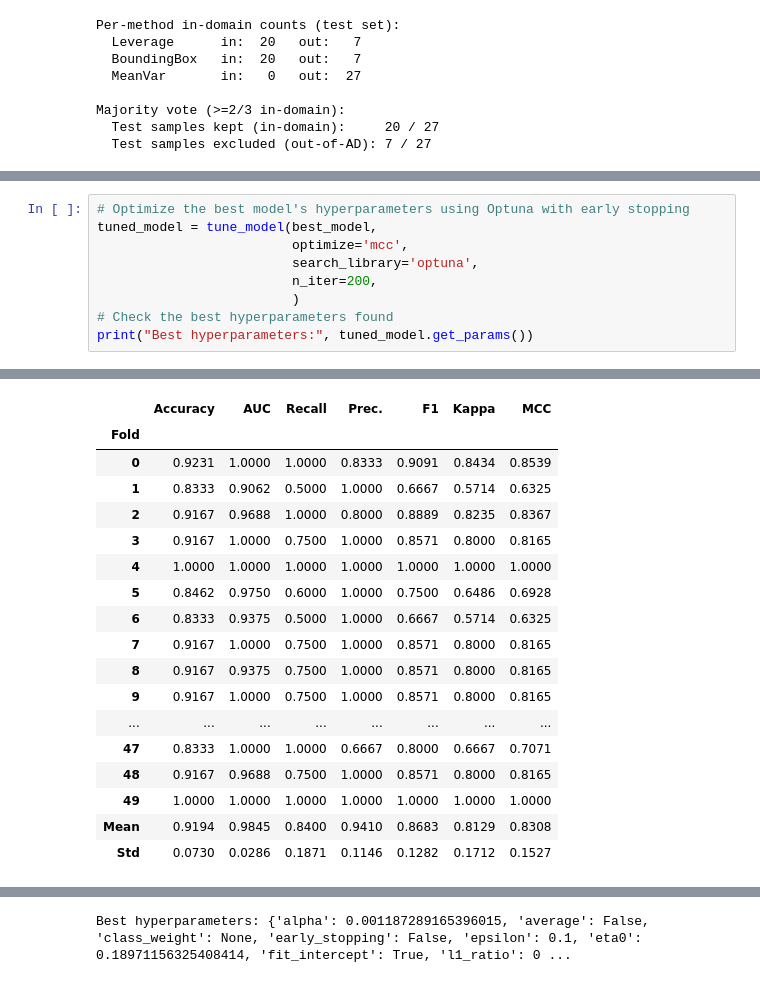
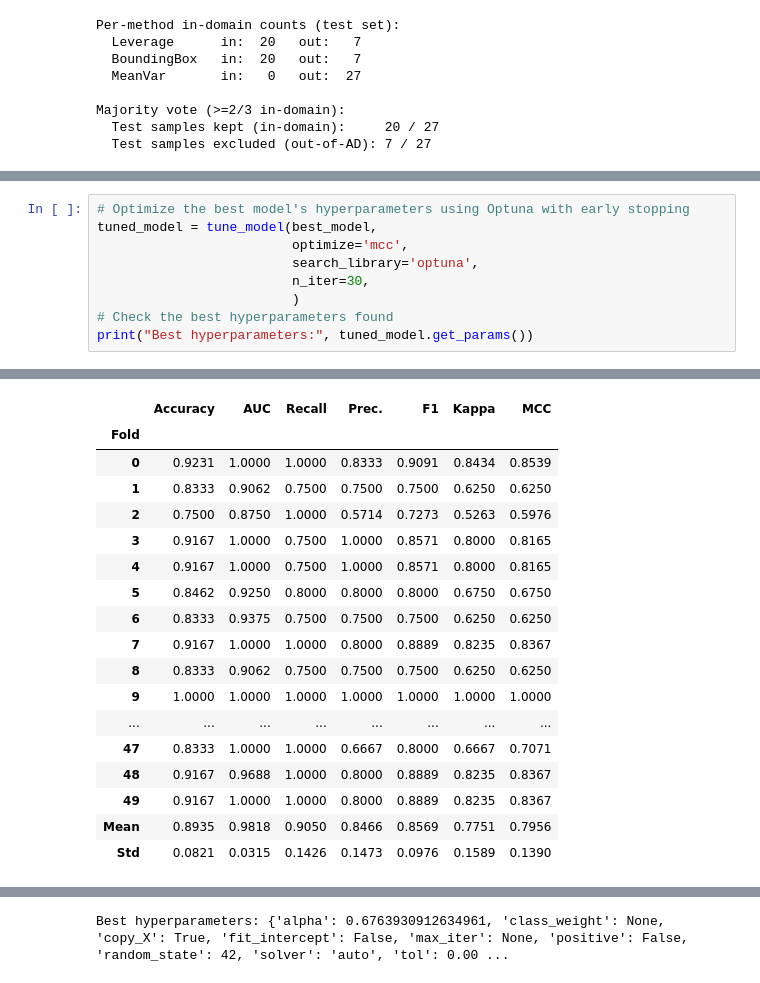
Before and after one commit to Alexangelo92/Cytotoxicity_mdpi, a Jupyter notebook: cytotoxicity_rf_classifier_MDPI_outliers.ipynb, the cells around one changed output, grey strips where cells are left out. Cells and saved outputs as stored; diff of their text form.

```diff
--- a/cytotoxicity_rf_classifier_MDPI_outliers.ipynb
+++ b/cytotoxicity_rf_classifier_MDPI_outliers.ipynb
@@ -820,34 +817,34 @@ Best model: SGDClassifier(alpha=0.0001, average=False, class_weight=None,
 # %%
 # Optimize the best model's hyperparameters using Optuna with early stopping
 tuned_model = tune_model(best_model,
                          optimize='mcc',
                          search_library='optuna',
-                         n_iter=200,
+                         n_iter=30,
                          )
 # Check the best hyperparameters found
 print("Best hyperparameters:", tuned_model.get_params())
 # %% [output]
 [interactive output not drawn]
 |  | Accuracy | AUC | Recall | Prec. | F1 | Kappa | MCC |
 | Fold |  |  |  |  |  |  |  |
 | 0 | 0.9231 | 1.0000 | 1.0000 | 0.8333 | 0.9091 | 0.8434 | 0.8539 |
-| 1 | 0.8333 | 0.9062 | 0.5000 | 1.0000 | 0.6667 | 0.5714 | 0.6325 |
-| 2 | 0.9167 | 0.9688 | 1.0000 | 0.8000 | 0.8889 | 0.8235 | 0.8367 |
+| 1 | 0.8333 | 0.9062 | 0.7500 | 0.7500 | 0.7500 | 0.6250 | 0.6250 |
+| 2 | 0.7500 | 0.8750 | 1.0000 | 0.5714 | 0.7273 | 0.5263 | 0.5976 |
 | 3 | 0.9167 | 1.0000 | 0.7500 | 1.0000 | 0.8571 | 0.8000 | 0.8165 |
-| 4 | 1.0000 | 1.0000 | 1.0000 | 1.0000 | 1.0000 | 1.0000 | 1.0000 |
-| 5 | 0.8462 | 0.9750 | 0.6000 | 1.0000 | 0.7500 | 0.6486 | 0.6928 |
-| 6 | 0.8333 | 0.9375 | 0.5000 | 1.0000 | 0.6667 | 0.5714 | 0.6325 |
-| 7 | 0.9167 | 1.0000 | 0.7500 | 1.0000 | 0.8571 | 0.8000 | 0.8165 |
-| 8 | 0.9167 | 0.9375 | 0.7500 | 1.0000 | 0.8571 | 0.8000 | 0.8165 |
-| 9 | 0.9167 | 1.0000 | 0.7500 | 1.0000 | 0.8571 | 0.8000 | 0.8165 |
+| 4 | 0.9167 | 1.0000 | 0.7500 | 1.0000 | 0.8571 | 0.8000 | 0.8165 |
+| 5 | 0.8462 | 0.9250 | 0.8000 | 0.8000 | 0.8000 | 0.6750 | 0.6750 |
+| 6 | 0.8333 | 0.9375 | 0.7500 | 0.7500 | 0.7500 | 0.6250 | 0.6250 |
+| 7 | 0.9167 | 1.0000 | 1.0000 | 0.8000 | 0.8889 | 0.8235 | 0.8367 |
+| 8 | 0.8333 | 0.9062 | 0.7500 | 0.7500 | 0.7500 | 0.6250 | 0.6250 |
+| 9 | 1.0000 | 1.0000 | 1.0000 | 1.0000 | 1.0000 | 1.0000 | 1.0000 |
 | ... | ... | ... | ... | ... | ... | ... | ... |
 | 47 | 0.8333 | 1.0000 | 1.0000 | 0.6667 | 0.8000 | 0.6667 | 0.7071 |
-| 48 | 0.9167 | 0.9688 | 0.7500 | 1.0000 | 0.8571 | 0.8000 | 0.8165 |
-| 49 | 1.0000 | 1.0000 | 1.0000 | 1.0000 | 1.0000 | 1.0000 | 1.0000 |
-| Mean | 0.9194 | 0.9845 | 0.8400 | 0.9410 | 0.8683 | 0.8129 | 0.8308 |
-| Std | 0.0730 | 0.0286 | 0.1871 | 0.1146 | 0.1282 | 0.1712 | 0.1527 |
+| 48 | 0.9167 | 0.9688 | 1.0000 | 0.8000 | 0.8889 | 0.8235 | 0.8367 |
+| 49 | 0.9167 | 1.0000 | 1.0000 | 0.8000 | 0.8889 | 0.8235 | 0.8367 |
+| Mean | 0.8935 | 0.9818 | 0.9050 | 0.8466 | 0.8569 | 0.7751 | 0.7956 |
+| Std | 0.0821 | 0.0315 | 0.1426 | 0.1473 | 0.0976 | 0.1589 | 0.1390 |
 [interactive output not drawn]
-Best hyperparameters: {'alpha': 0.001187289165396015, 'average': False, 'class_weight': None, 'early_stopping': False, 'epsilon': 0.1, 'eta0': 0.18971156325408414, 'fit_intercept': True, 'l1_ratio': 0 ...
+Best hyperparameters: {'alpha': 0.6763930912634961, 'class_weight': None, 'copy_X': True, 'fit_intercept': False, 'max_iter': None, 'positive': False, 'random_state': 42, 'solver': 'auto', 'tol': 0.00 ...
 # %%
 predict_model(tuned_model)
 # %% [output]
```
Also changed, not shown: parts of 15 cells of this notebook, 5 other files.
